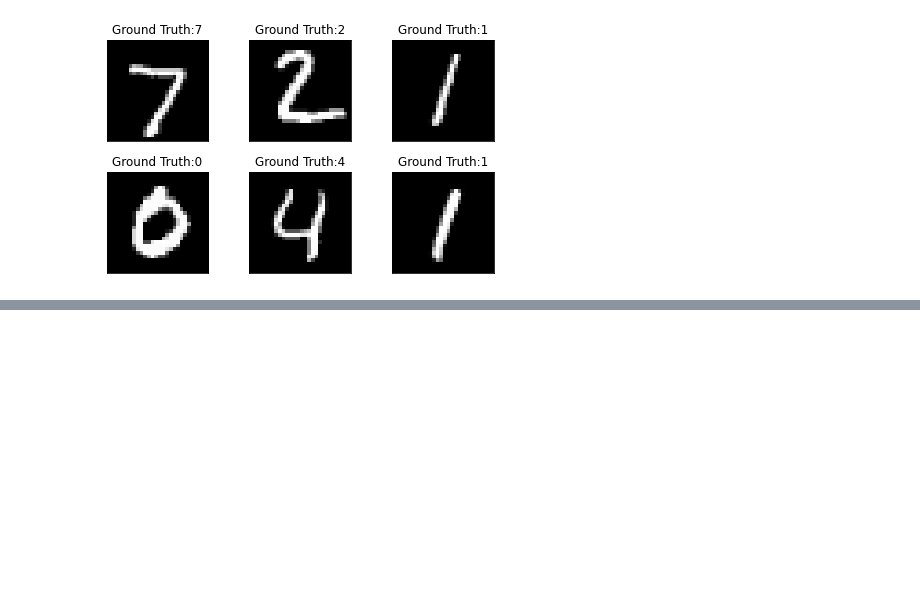
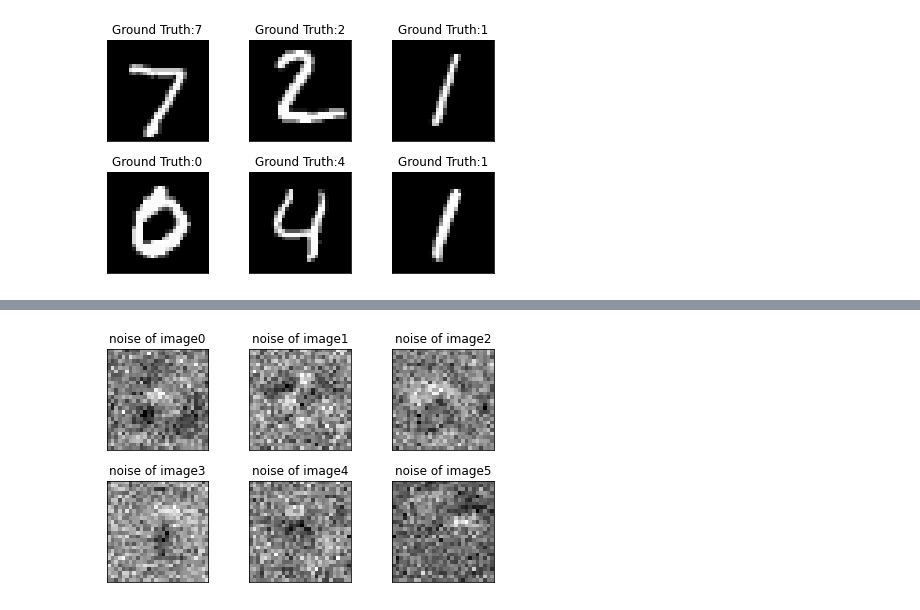
Before and after one commit to XiaobingDean/MNIST, a Jupyter notebook: MNIST.ipynb, the cells around one changed output, grey strips where cells are left out. Drawn from its saved outputs; the diff is of its cells as text; code cells hidden in the pictures; blank space fills up the shorter version.

```diff
--- a/MNIST.ipynb
+++ b/MNIST.ipynb
@@ -256,0 +276,12 @@ plt.legend(['Train Loss', 'Train Loss of attacked model'],loc='right')
+# %%
+%matplotlib inline
+noise = noise.view(example_data.shape)
+for i in range(6):
+    plt.subplot(2,3,i+1)
+    plt.tight_layout()
+    plt.imshow(noise[i][0],cmap='gray',interpolation='none')
+    plt.title("noise of image{}".format(i))
+    plt.xticks([])
+    plt.yticks([])
+# %% [output]
+[figure, added]
```
Also changed, not shown: parts of 7 cells of this notebook.
